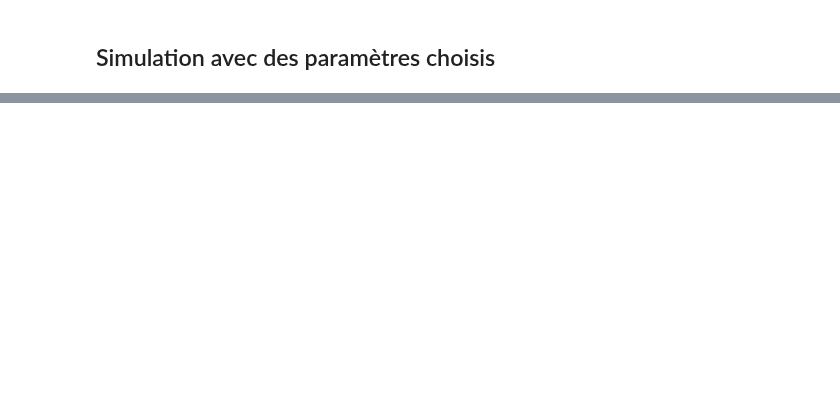
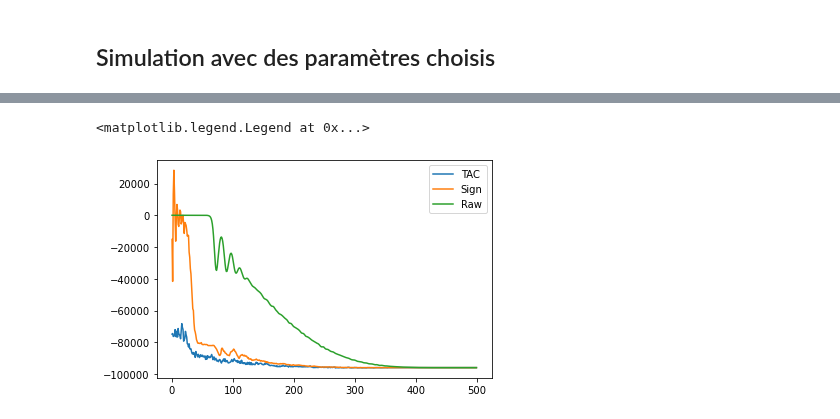
Before and after one commit to NESRINE202/SB_Algorithm_applications, a Jupyter notebook: example_notebook.ipynb, the cells around one changed output, grey strips where cells are left out. Saved outputs shown, nothing was run; the diff lists cells and outputs as text; code cells hidden in the pictures; blank space fills up the shorter version.

```diff
--- a/example_notebook.ipynb
+++ b/example_notebook.ipynb
@@ -43,3 +264,14 @@ states, energies, last_states, last_energies = manager.run_simulation()
+# %%
+TACed_energies_avg = TACed_energies.mean(axis=1)
+signed_energies_avg = singed_energies.mean(axis=1)
+# %%
+plt.plot(TACed_energies_avg);
+plt.plot(signed_energies_avg);
+plt.plot(energies.mean(axis=0));
+plt.legend(['TAC', 'Sign', 'Raw'])
+# %% [output]
+<matplotlib.legend.Legend at 0x...>
+[figure, added]
 # %%
 results_annalysis.plot_energies_evolution(energies)
 results_annalysis.extract_full_solution(states, energies)[0]
```
Also changed, not shown: parts of 53 cells of this notebook, 22 other files.
